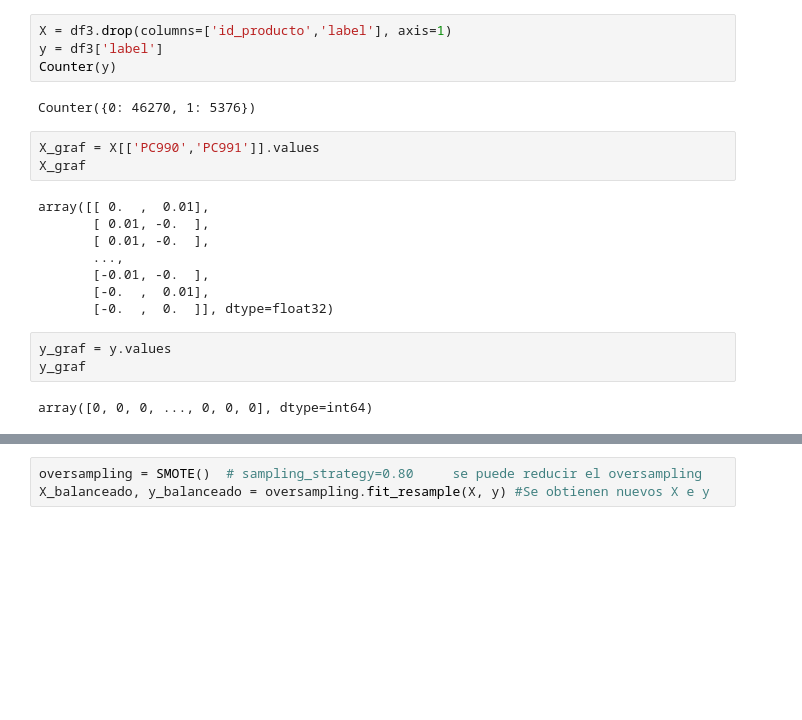
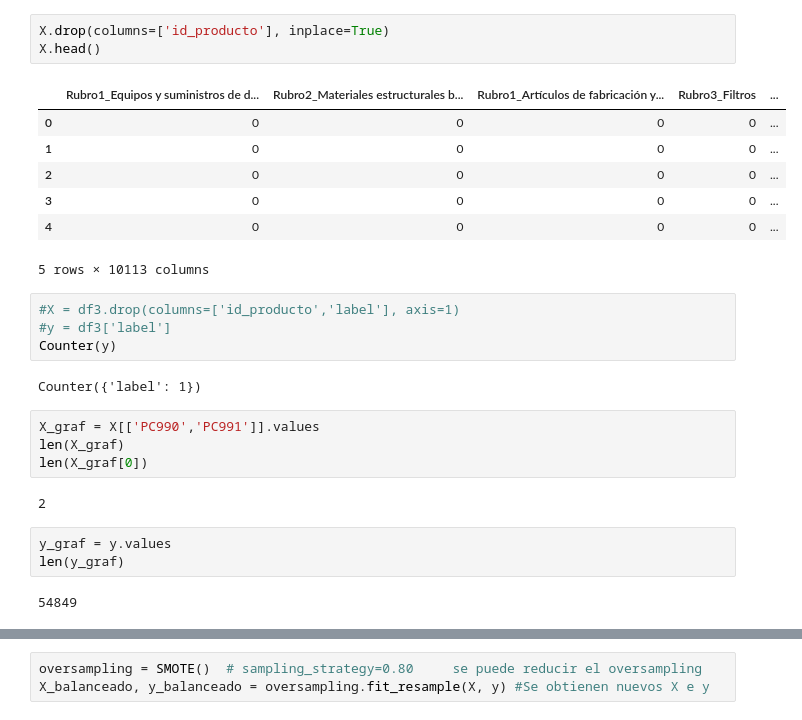
Before and after one commit to metalkutz/juanito_v2.0, a Jupyter notebook: Analisis-PreProcess/balance_carga.ipynb, the cells around one changed output, grey strips where cells are left out. Saved outputs shown, nothing was run; the diff lists cells and outputs as text; blank space fills up the shorter version.

```diff
--- a/Analisis-PreProcess/balance_carga.ipynb
+++ b/Analisis-PreProcess/balance_carga.ipynb
@@ -23,25 +14,31 @@ df3.head()
+# %%
+X.drop(columns=['id_producto'], inplace=True)
+X.head()
+# %% [output]
+|  | Rubro1_Equipos y suministros de d... | Rubro2_Materiales estructurales b... | Rubro1_Artículos de fabricación y... | Rubro3_Filtros | ... |
+| 0 | 0 | 0 | 0 | 0 | ... |
+| 1 | 0 | 0 | 0 | 0 | ... |
+| 2 | 0 | 0 | 0 | 0 | ... |
+| 3 | 0 | 0 | 0 | 0 | ... |
+| 4 | 0 | 0 | 0 | 0 | ... |
+5 rows × 10113 columns
 # %%
-X = df3.drop(columns=['id_producto','label'], axis=1)
-y = df3['label']
+#X = df3.drop(columns=['id_producto','label'], axis=1)
+#y = df3['label']
 Counter(y)
 # %% [output]
-Counter({0: 46270, 1: 5376})
+Counter({'label': 1})
 # %%
 X_graf = X[['PC990','PC991']].values
-X_graf
+len(X_graf)
+len(X_graf[0])
 # %% [output]
-array([[ 0.  ,  0.01],
-       [ 0.01, -0.  ],
-       [ 0.01, -0.  ],
-       ...,
-       [-0.01, -0.  ],
-       [-0.  ,  0.01],
-       [-0.  ,  0.  ]], dtype=float32)
+2
 # %%
 y_graf = y.values
-y_graf
+len(y_graf)
 # %% [output]
-array([0, 0, 0, ..., 0, 0, 0], dtype=int64)
+54849
 # %%
 plt.scatter(X_graf[np.where(y_graf == 0)[0], 0], X_graf[np.where(y_graf == 0), 1])
 plt.scatter(X_graf[np.where(y_graf == 1)[0], 0], X_graf[np.where(y_graf == 1), 1])
```
Also changed, not shown: parts of 5 cells of this notebook, 7 other files.
